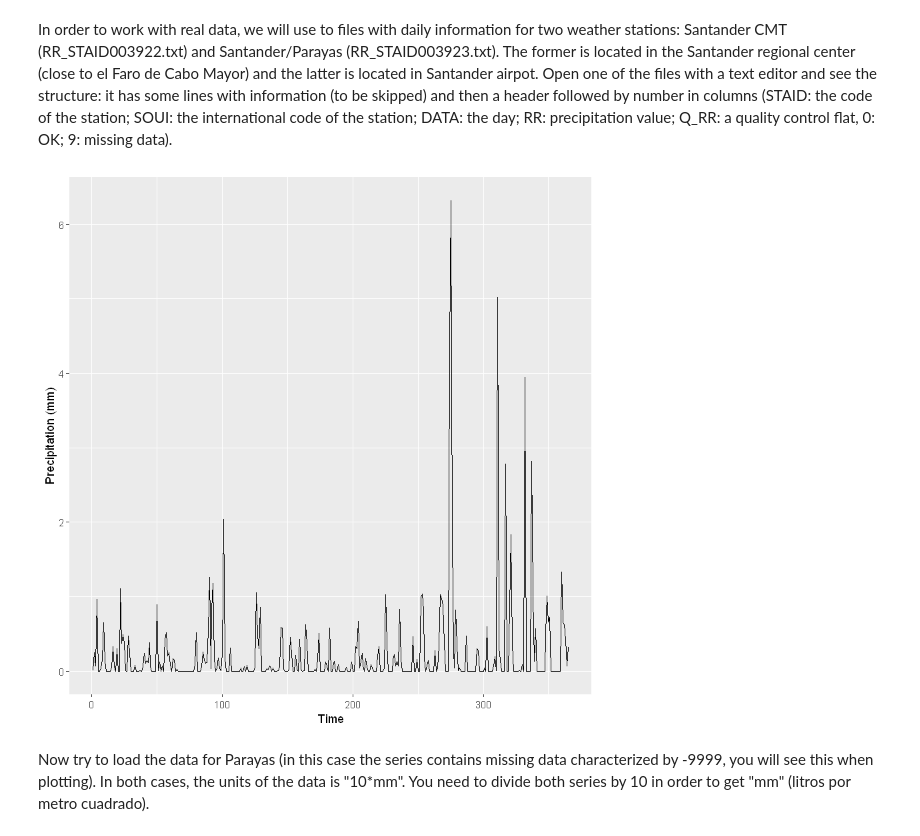
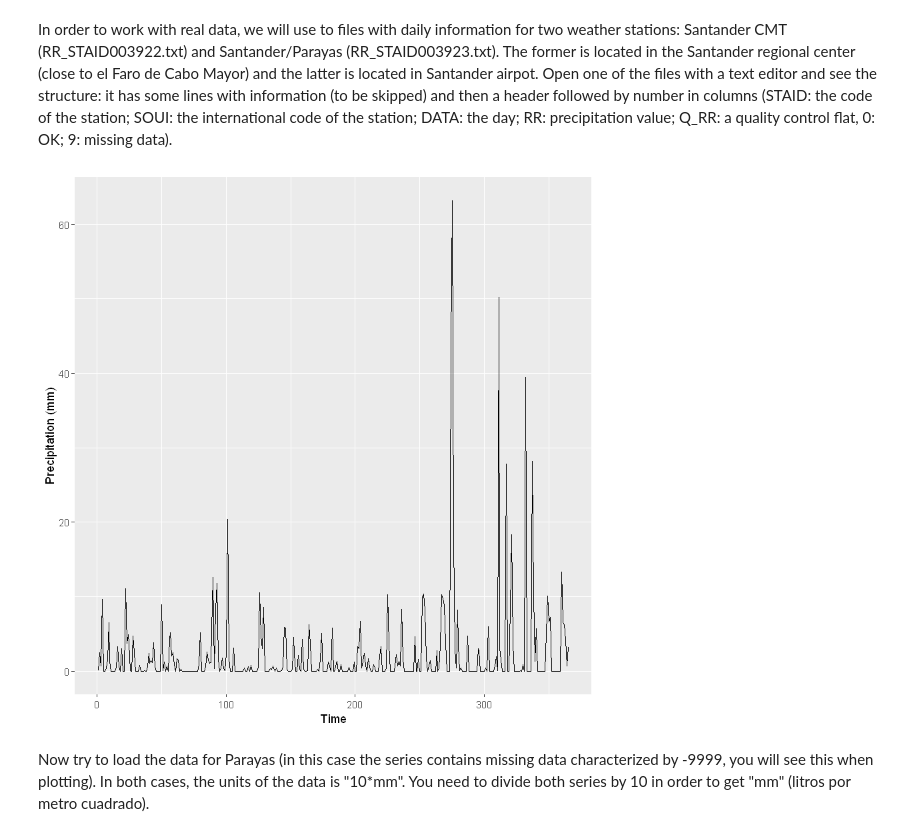
Before and after one commit to jgonzalezab/simulacion-precipitaciones, a Jupyter notebook: M1964_panorama_practica.ipynb, the cells around one changed output. Saved outputs shown, nothing was run; the diff lists cells and outputs as text; code cells hidden in the pictures.

```diff
--- a/M1964_panorama_practica.ipynb
+++ b/M1964_panorama_practica.ipynb
@@ -18,12 +18,12 @@ library(ggplot2)
 # %%
 # Loading and ploting data for Santander CMT
 precipCMT <- read.csv("Data/RR_STAID003922.txt", skip = 20, header = T)
 precipCMT$RR <-precipCMT$RR / 10 # To mm
 ggplot() +  # first year
-    geom_line(aes(x = 1:365, y = precipCMT$RR[1:365] / 10)) +
+    geom_line(aes(x = 1:365, y = precipCMT$RR[1:365])) +
     xlab('Time') + ylab('Precipitation (mm)')
 # %% [output]
-[figure, old version]
+[figure, new version]
 # %% [markdown]
 Now try to load the data for Parayas (in this case the series contains missing data characterized by -9999, you will see this when plotting). In both cases, the units of the data is "10*mm". You need to divide both series by 10 in order to get "mm" (litros por metro cuadrado).
 # %%
```
Also changed, not shown: parts of 11 cells of this notebook.
